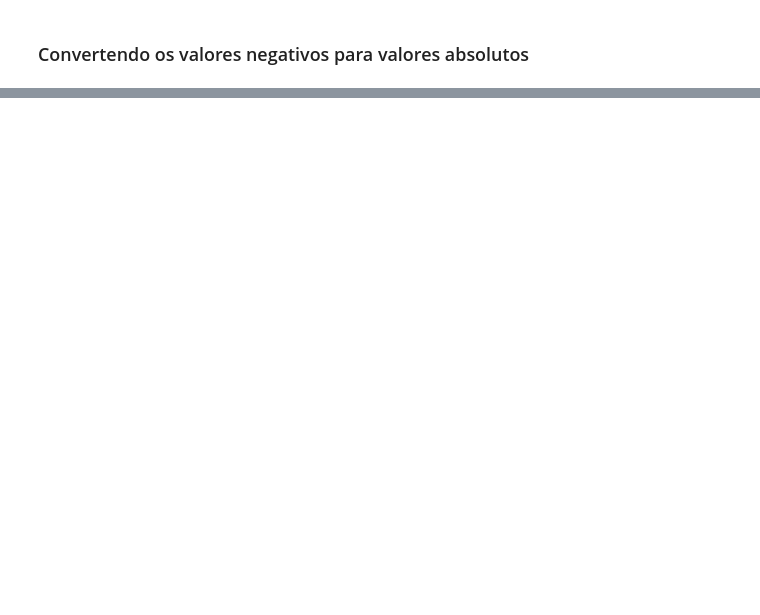
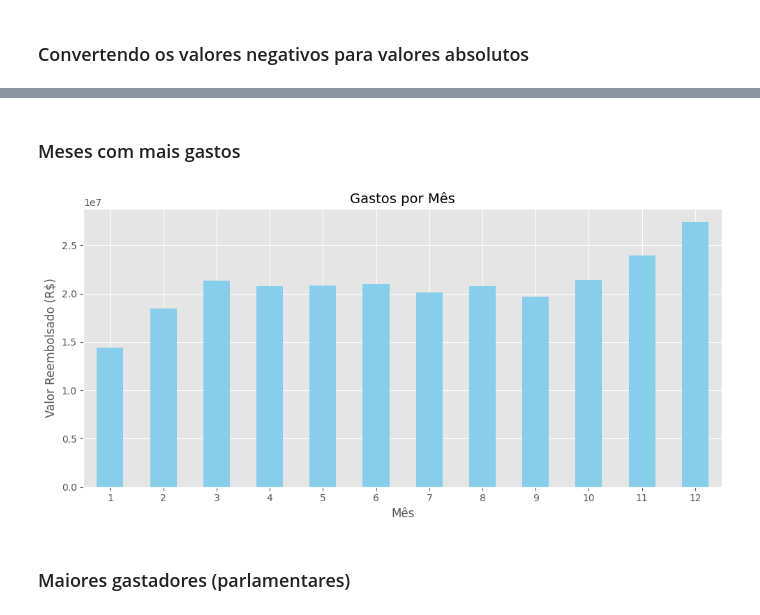
Before and after one commit to carlos-lorim/Analise-dataset-CEAPS, a Jupyter notebook: projeto/7days.ipynb, the cells around one changed output, grey strips where cells are left out. Drawn from its saved outputs; the diff is of its cells as text; code cells hidden in the pictures; blank space fills up the shorter version.

```diff
--- a/projeto/7days.ipynb
+++ b/projeto/7days.ipynb
@@ -116,0 +164,19 @@ df['VALOR_REEMBOLSADO'] = abs(df['VALOR_REEMBOLSADO'])
+# %% [markdown]
+### Meses com mais gastos
+# %%
+# Agrupar gastos por mês
+gastos_mes = df.groupby("MES")["VALOR_REEMBOLSADO"].sum()
+
+# Plot simples e limpo
+plt.figure(figsize=(10,5))
+gastos_mes.plot(kind="bar", color="skyblue")
+plt.title("Gastos por Mês", fontsize=14)
+plt.xlabel("Mês")
+plt.ylabel("Valor Reembolsado (R$)")
+plt.xticks(rotation=0)  # Deixa os meses na horizontal
+plt.tight_layout()
+plt.show()
+# %% [output]
+[figure, added]
+# %% [markdown]
+### Maiores gastadores (parlamentares)
```
Also changed, not shown: parts of 17 cells of this notebook.
